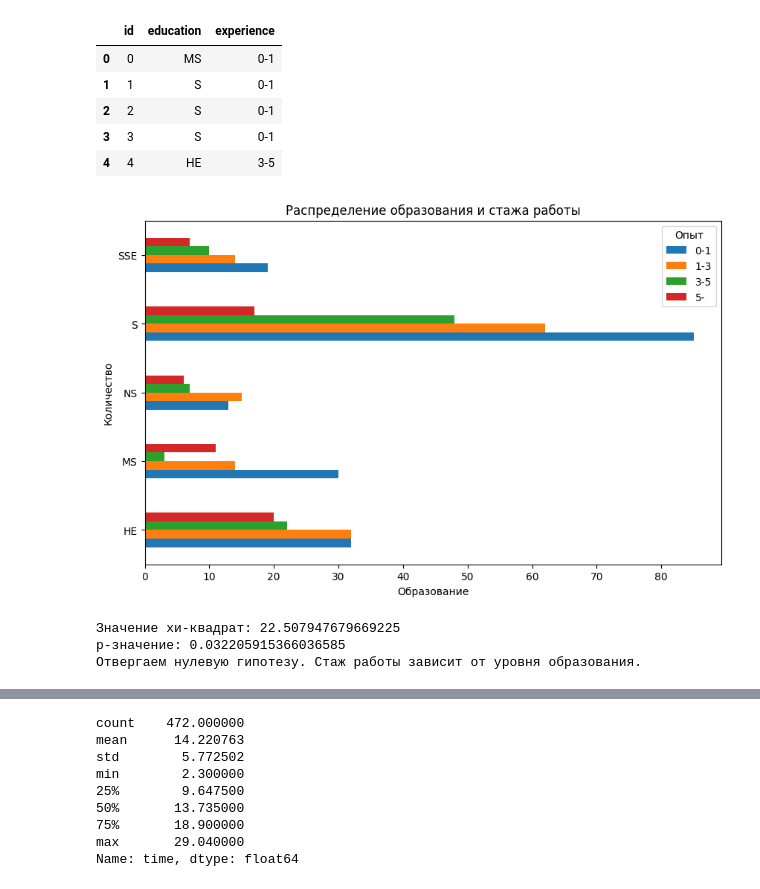
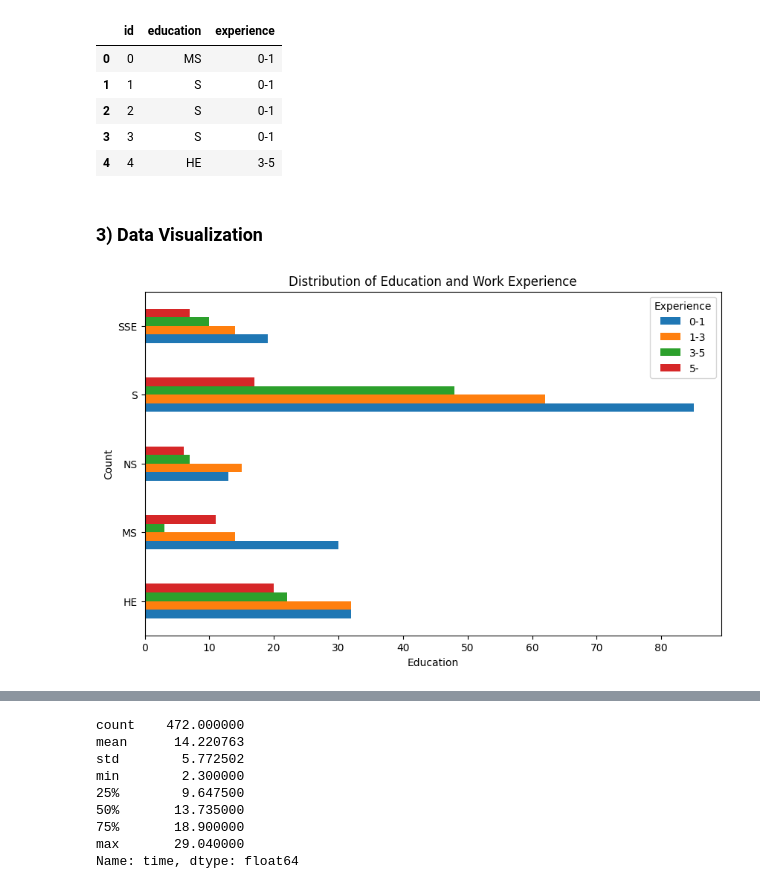
Before and after one commit to dkalenov/Courier-company-analysis.-New-feature-s-A-B-test-Sales-Staff, a Jupyter notebook: Courier_company_analysis.ipynb, the cells around one changed output, grey strips where cells are left out. Saved outputs shown, nothing was run; the diff lists cells and outputs as text; code cells hidden in the pictures.

```diff
--- a/Courier_company_analysis.ipynb
+++ b/Courier_company_analysis.ipynb
@@ -401,6 +403,6 @@ H1: Стаж работы в компании зависит от уровня
 from scipy import stats as st
 import pandas as pd
 
-# Загрузка данных
-education = pd.read_csv("couriers_education.csv")
+# Data Extraction
+education = pd.read_csv("https://raw.githubusercontent.com/dkalenov/Courier-company-analysis.-New-feature-s-A-B-test-Sales-Staff/main/couriers_education.csv")
 # %%
@@ -452,4 +459,6 @@ education.head()
 | 2 | 2 | S | 0-1 |
 | 3 | 3 | S | 0-1 |
 | 4 | 4 | HE | 3-5 |
+# %% [markdown]
+### 3) Data Visualization
 # %%
@@ -458,28 +467,13 @@ contingency_table = pd.crosstab(education['education'], education['experience'])
 # %%
 import matplotlib.pyplot as plt
 
 contingency_table.plot(kind='barh', figsize=(10, 6))
 
-plt.title('Распределение образования и стажа работы')
-plt.xlabel('Образование')
-plt.ylabel('Количество')
-plt.legend(title='Опыт')
+plt.title('Distribution of Education and Work Experience')
+plt.xlabel('Education')
+plt.ylabel('Count')
+plt.legend(title='Experience')
 
 plt.show()
 # %% [output]
-[figure, old version]
+[figure, new version]
-# %%
-# Проведение критерия хи-квадрат
-chi2, p_value, dof, expected = st.chi2_contingency(contingency_table)
-
-# Вывод результатов
-print("Значение хи-квадрат:", chi2)
-print("p-значение:", p_value)
-if p_value < 0.05:
-    print("Отвергаем нулевую гипотезу. Стаж работы зависит от уровня образования.")
-else:
-    print("Не получилось отвергнуть нулевую гипотезу.")
-# %% [output]
-Значение хи-квадрат: 22.507947679669225
-p-значение: 0.032205915366036585
-Отвергаем нулевую гипотезу. Стаж работы зависит от уровня образования.
```
Also changed, not shown: parts of 48 cells of this notebook.
